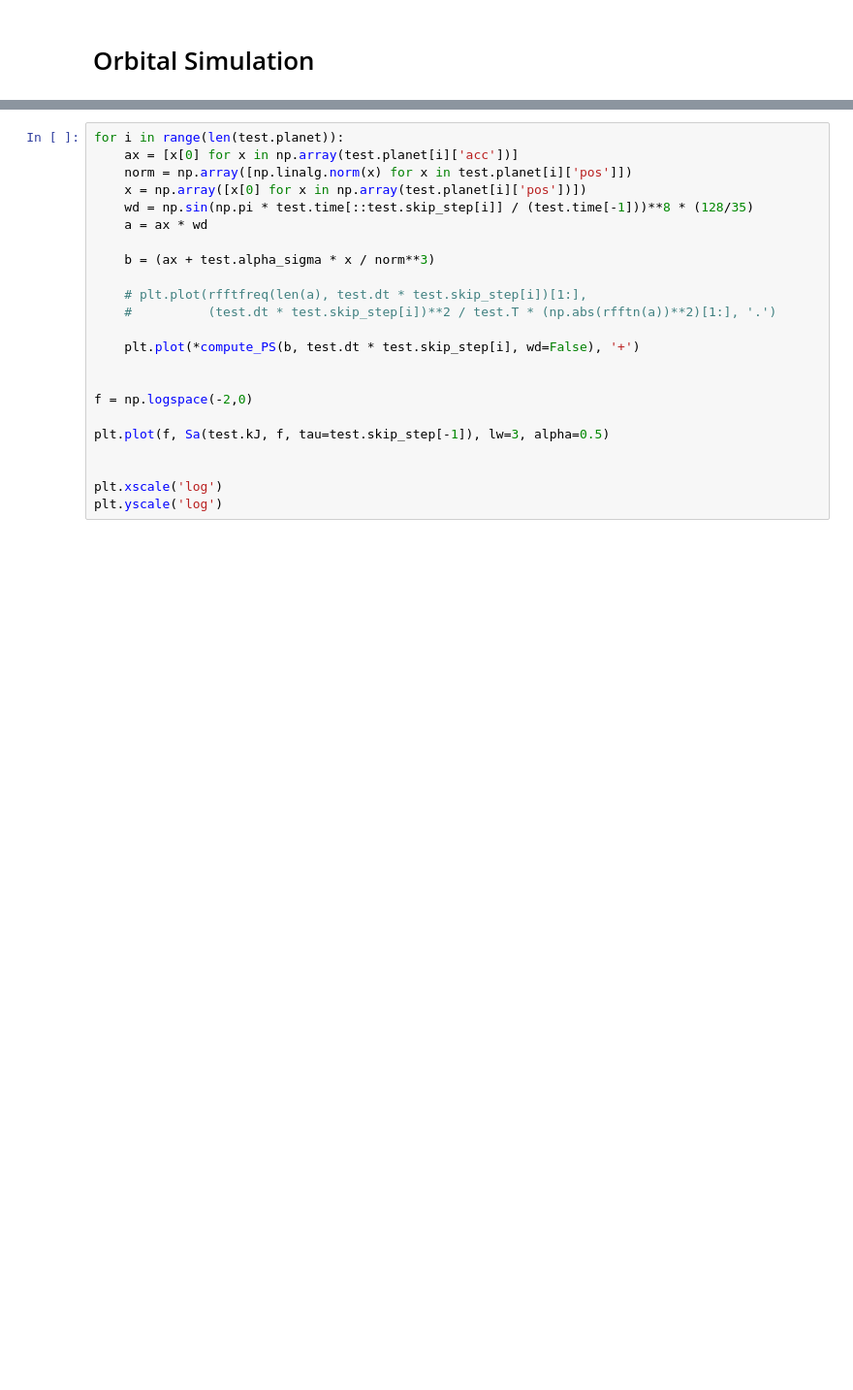
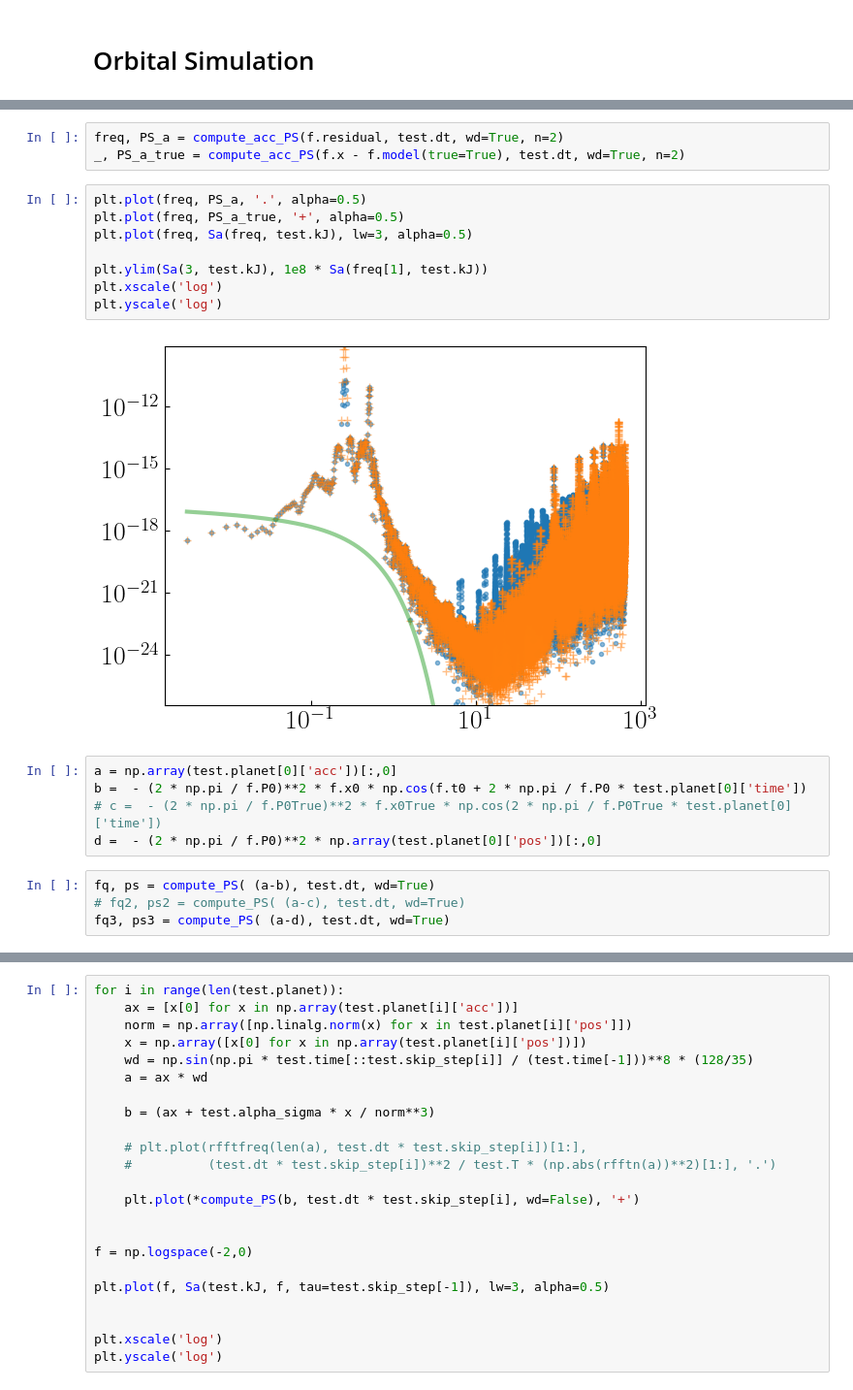
Before and after one commit to hjkim0620/ULDM_HarmonicOscillator, a Jupyter notebook: ULDM_HarmonicOscillator.ipynb, the cells around one changed output, grey strips where cells are left out. Shown at 97% size. Saved outputs shown, nothing was run; the diff lists cells and outputs as text; blank space fills up the shorter version.

```diff
--- a/ULDM_HarmonicOscillator.ipynb
+++ b/ULDM_HarmonicOscillator.ipynb
@@ -610,0 +702,22 @@ plt.plot( (compute_acc(test.planet[0]['pos'], 2, test.dt)[:,0] + 0.99249321 * x
+# %%
+freq, PS_a = compute_acc_PS(f.residual, test.dt, wd=True, n=2)
+_, PS_a_true = compute_acc_PS(f.x - f.model(true=True), test.dt, wd=True, n=2)
+# %%
+plt.plot(freq, PS_a, '.', alpha=0.5)
+plt.plot(freq, PS_a_true, '+', alpha=0.5)
+plt.plot(freq, Sa(freq, test.kJ), lw=3, alpha=0.5)
+
+plt.ylim(Sa(3, test.kJ), 1e8 * Sa(freq[1], test.kJ))
+plt.xscale('log')
+plt.yscale('log')
+# %% [output]
+[figure, added]
+# %%
+a = np.array(test.planet[0]['acc'])[:,0]
+b =  - (2 * np.pi / f.P0)**2 * f.x0 * np.cos(f.t0 + 2 * np.pi / f.P0 * test.planet[0]['time'])
+# c =  - (2 * np.pi / f.P0True)**2 * f.x0True * np.cos(2 * np.pi / f.P0True * test.planet[0]['time'])
+d =  - (2 * np.pi / f.P0)**2 * np.array(test.planet[0]['pos'])[:,0]
+# %%
+fq, ps = compute_PS( (a-b), test.dt, wd=True)
+# fq2, ps2 = compute_PS( (a-c), test.dt, wd=True)
+fq3, ps3 = compute_PS( (a-d), test.dt, wd=True)
```
Also changed, not shown: parts of 31 cells of this notebook, 2 other files.
